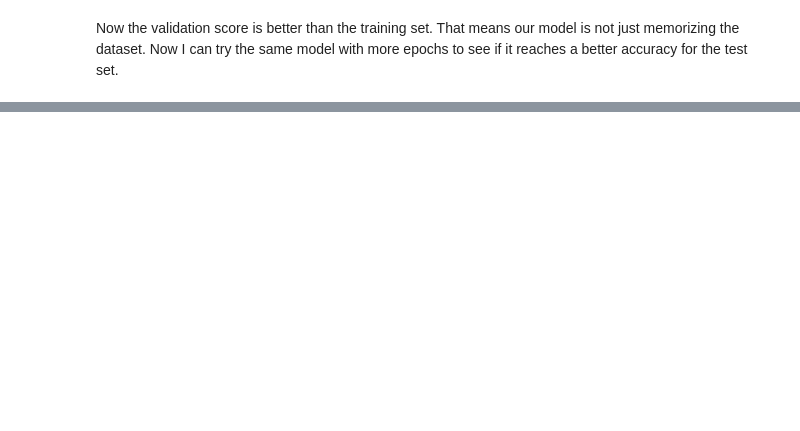
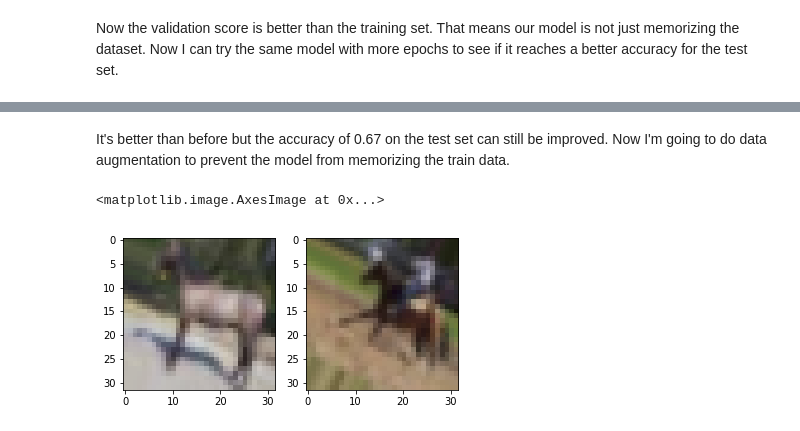
Before and after one commit to bbchen33/Deep-learning, a Jupyter notebook: Tensorflow-small-image-cifar10-training.ipynb, the cells around one changed output, grey strips where cells are left out. Saved outputs shown, nothing was run; the diff lists cells and outputs as text; code cells hidden in the pictures; blank space fills up the shorter version.

```diff
--- a/Tensorflow-small-image-cifar10-training.ipynb
+++ b/Tensorflow-small-image-cifar10-training.ipynb
@@ -233,0 +246,2 @@ Trained with CNN gives test accuracy of: 0.6796
+# %% [markdown]
+It's better than before but the accuracy of 0.67 on the test set can still be improved. Now I'm going to do data augmentation to prevent the model from memorizing the train data.
@@ -233,0 +254,8 @@ Trained with CNN gives test accuracy of: 0.6796
+# %%
+plt.subplot(1,2,1)
+plt.imshow(processed_X_train[0][0][0])
+plt.subplot(1,2,2)
+plt.imshow(processed_X_train[0][0][1])
+# %% [output]
+<matplotlib.image.AxesImage at 0x...>
+[figure, added]
```
Also changed, not shown: parts of 21 cells of this notebook.
